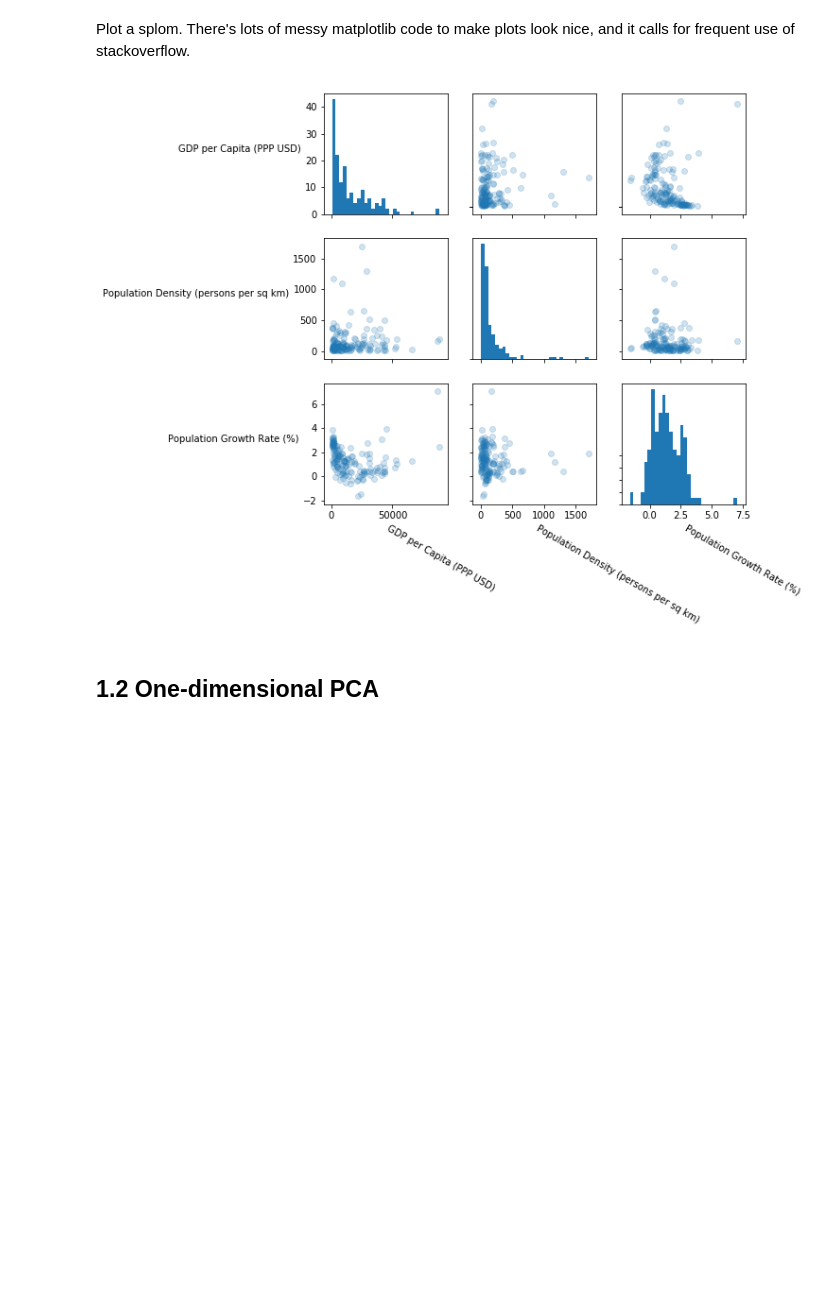
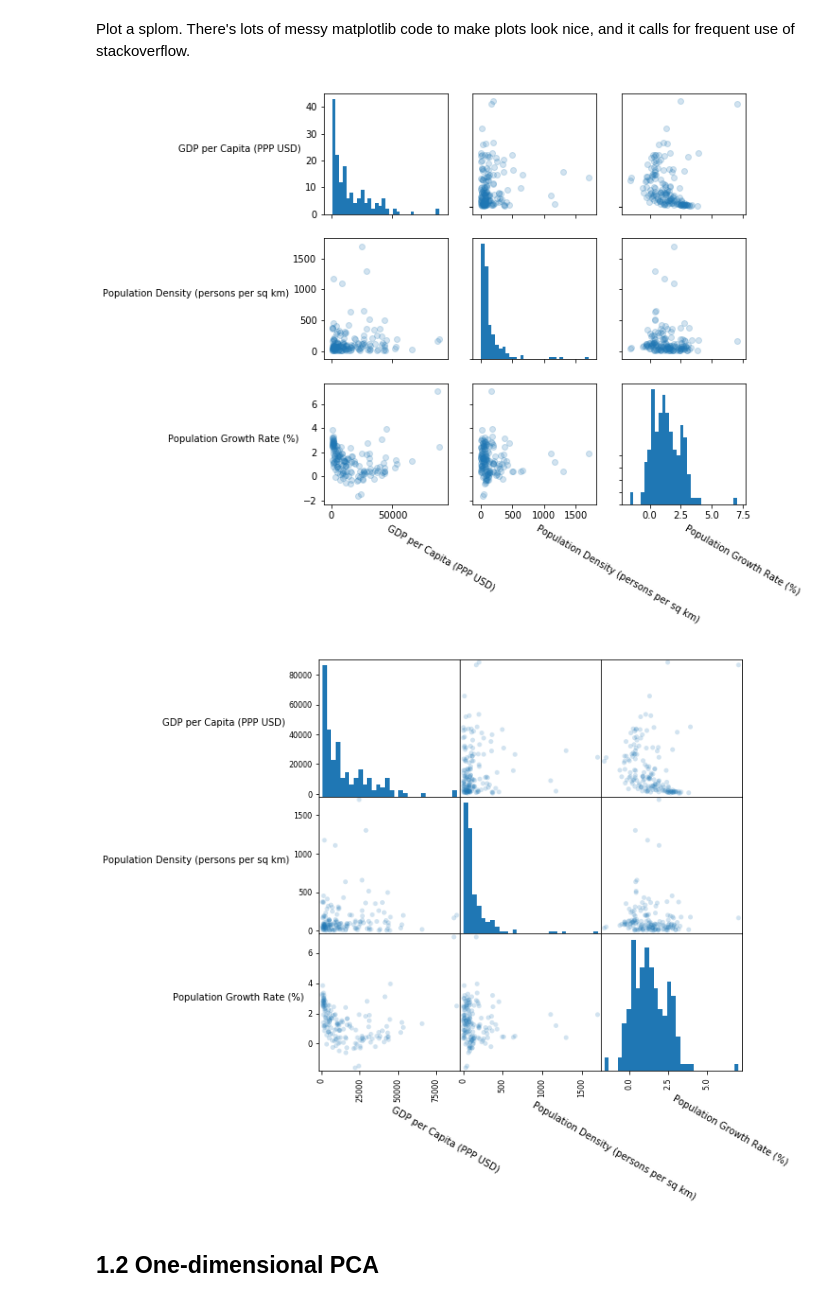
Before and after one commit to dks28/cl-datasci-pnp, a Jupyter notebook: DSPNP_practical4/practical.ipynb, the cells around one changed output. Saved outputs shown, nothing was run; the diff lists cells and outputs as text; code cells hidden in the pictures; blank space fills up the shorter version.

```diff
--- a/DSPNP_practical4/practical.ipynb
+++ b/DSPNP_practical4/practical.ipynb
@@ -30,31 +30,41 @@ Plot a splom. There's lots of messy matplotlib code to make plots look nice, and
 # %%
 # Pick out the first three columns, excluding "Country Name", to show in the splom
 features = countries.columns[1:4]
 
 with plt.rc_context({'figure.figsize': (8,8)}):
     fig,ax = plt.subplots(len(features), len(features), sharex='col', sharey='row')
 
 # We'll plot histograms on the diagonal, so they shouldn't share y-axis with the scatter plots
 for i in range(len(features)):
     ax[i,i].get_shared_y_axes().remove(ax[i,i])
 
 # Plot histograms or scatter plots as appropriate
 for i,c in enumerate(features):
     for j,d in enumerate(features):
         if i == j:
             ax[i,j].hist(countries[d], bins=30)
         else:
             ax[i,j].scatter(countries[d], countries[c], alpha=.2)
 
 # Rotate tick labels to make them legible
 for i,c in enumerate(features):
     ax[i,0].set_ylabel(c, rotation=0, horizontalalignment='right')
 for j,d in enumerate(features):
     ax[len(features)-1,j].set_xlabel(d, rotation=-30, ha='left')
 
 plt.show()
+
+from pandas.plotting import scatter_matrix as splom
+axes = splom(countries[countries.columns[1:4]], figsize=(8,8), alpha=.2, hist_kwds={'bins':30}, s=100)
+for ax in axes[-1]:
+    ax.xaxis.label.set_rotation(-30)
+    ax.xaxis.label.set_horizontalalignment('left')
+for ax in axes[:, 0]:
+    ax.yaxis.label.set_rotation(0)
+    ax.yaxis.label.set_horizontalalignment('right')
 # %% [output]
 [figure]
+[figure, added]
 # %% [markdown]
 ## 1.2 One-dimensional PCA
 # %% [markdown]
```
Also changed, not shown: parts of 15 cells of this notebook.
